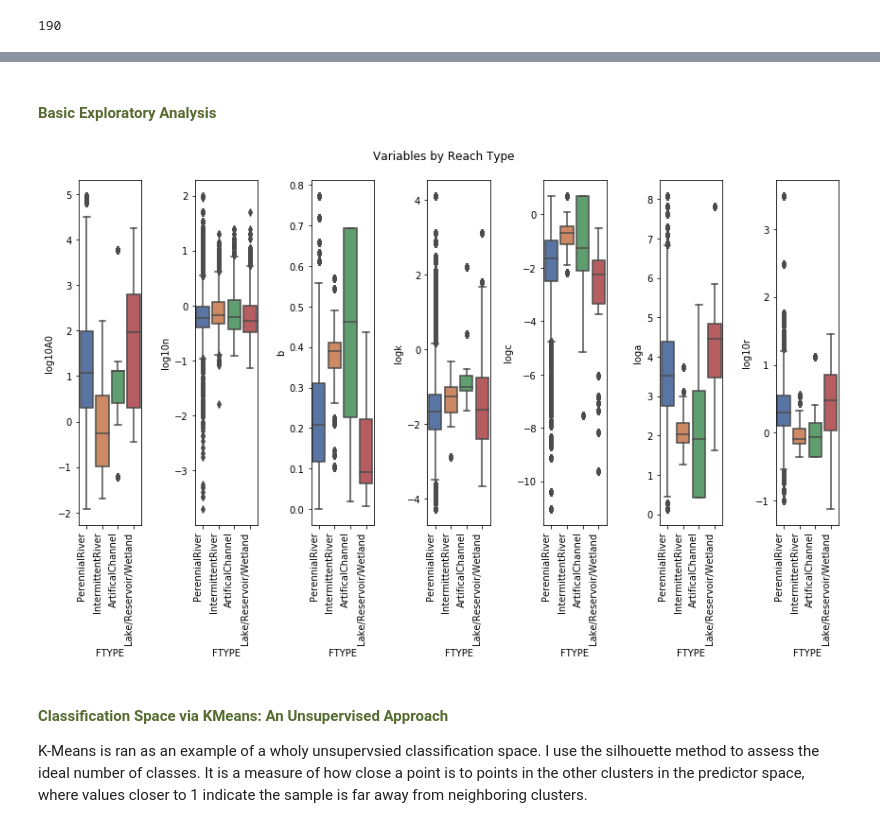
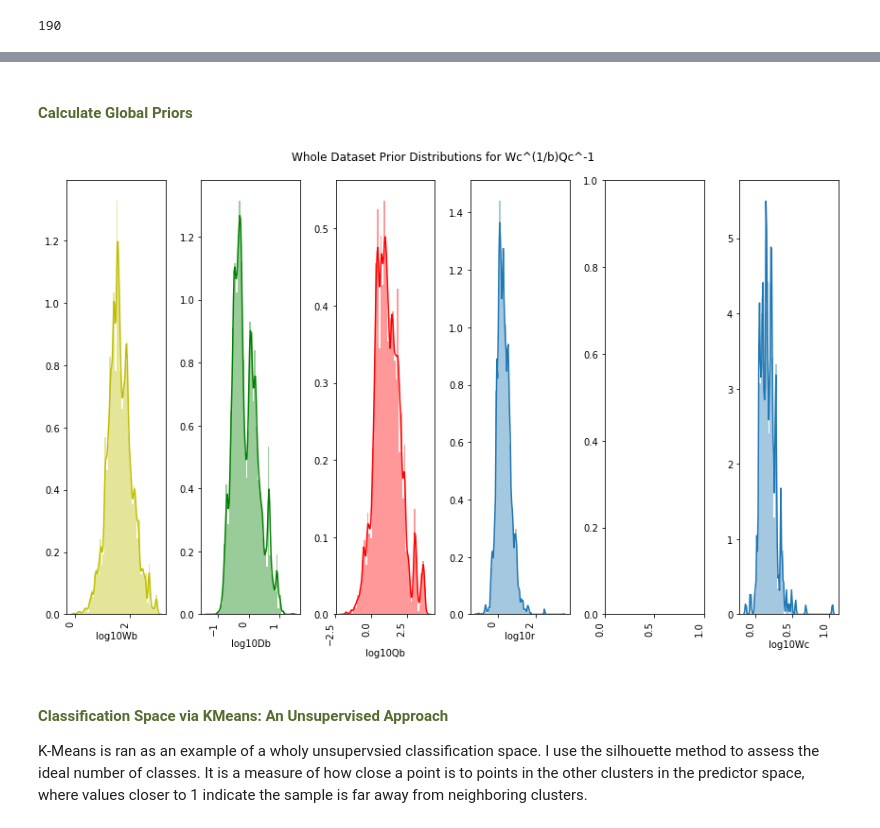
Before and after one commit to craigbrinkerhoff/2019_GeoClass, a Jupyter notebook: scripts/Brinkerhoff_geomorph_class.ipynb, the cells around one changed output, grey strips where cells are left out. Saved outputs shown, nothing was run; the diff lists cells and outputs as text; code cells hidden in the pictures.

```diff
--- a/scripts/Brinkerhoff_geomorph_class.ipynb
+++ b/scripts/Brinkerhoff_geomorph_class.ipynb
@@ -177,8 +156,8 @@ Hydroshortened['Fb'] = Hydroshortened['chan_velocity']/((Hydroshortened['chan_de
 Hydroshortened['minEntrain'] = 11*Hydroshortened['chan_depth']*Hydroshortened['SLOPE']
 
 #A0
-Hydroshortened = Hydroshortened.join(Hydroshortened.groupby('site_no')['chan_area'].agg(['min']), on='site_no')
-Hydroshortened = Hydroshortened.rename(columns={"min": "A0"})
+Hydroshortened = Hydroshortened.join(Hydroshortened.groupby('site_no')['chan_area'].agg(['median']), on='site_no')
+Hydroshortened = Hydroshortened.rename(columns={"median": "A0"})
 
 #AHG exp function
 def regress(data, yvar, xvars):
@@ -213,8 +192,6 @@ Hydroshortened = Hydroshortened.rename(columns={'0_y': "b"})
 Hydroshortened = Hydroshortened.rename(columns={'0_x': "AHGsize"})
 Hydroshortened = Hydroshortened.rename(columns={0: "loga"})
 
-#Hydroshortened = Hydroshortened[Hydroshortened['AHGsize'] > 20] #need at least 20 at-a-station measurements to build AHG rating curve
-
 Hydroshortened =  pd.merge(Hydroshortened, f_temp, right_index=True, left_on='site_no')
 Hydroshortened =  pd.merge(Hydroshortened, m_temp, right_index=True, left_on='site_no')
 Hydroshortened = Hydroshortened.rename(columns={'0_y': "m"})
@@ -340,22 +352,48 @@ Loading BokehJS ...
 # %% [markdown]
-<h4> <font color=darkolivegreen>Basic Exploratory Analysis</font> </h4>
+<h4> <font color=darkolivegreen>Calculate Global Priors</font> </h4>
-# %%
-Hydroshortened['log10A0'] = np.log10(Hydroshortened['A0'])
-Hydroshortened['log10r'] = np.log10(Hydroshortened['r'])
-Hydroshortened['log10n'] = np.log10(Hydroshortened['n'])
-Hydroshortened['log10unitPower'] = np.log10(Hydroshortened['unitPower'])
-
-fig, axs = plt.subplots(ncols=7, figsize=(12, 8))
-sns.boxplot(x='FTYPE', y='log10A0', data=Hydroshortened, palette='deep', ax=axs[0])
-sns.boxplot(x='FTYPE', y='log10n', data=Hydroshortened, palette='deep', ax=axs[1])
-sns.boxplot(x='FTYPE', y='b', data=Hydroshortened, palette='deep', ax=axs[2])
-sns.boxplot(x='FTYPE', y='logk', data=Hydroshortened, palette='deep', ax=axs[3])
-sns.boxplot(x='FTYPE', y='logc', data=Hydroshortened, palette='deep', ax=axs[4])
-sns.boxplot(x='FTYPE', y='loga', data=Hydroshortened, palette='deep', ax=axs[5])
-sns.boxplot(x='FTYPE', y='log10r', data=Hydroshortened, palette='deep', ax=axs[6])
-
-fig.suptitle("Variables by Reach Type")
-fig.autofmt_xdate(rotation=90)
-fig.tight_layout(rect=[0, 0.03, 1, 0.95])
-# %% [output]
-[figure, removed]
+# %%
+Hydroshortened['delta'] = 1 + (Hydroshortened['r']*(2/3)) + Hydroshortened['r']
+
+Hydroshortened['log10A0'] = np.log10(Hydroshortened['A0'])
+Hydroshortened['log10r'] = np.log10(Hydroshortened['r'])
+Hydroshortened['log10n'] = np.log10(Hydroshortened['n'])
+Hydroshortened['log10unitPower'] = np.log10(Hydroshortened['unitPower'])
+Hydroshortened['log10De'] = np.log10(Hydroshortened['minEntrain'])
+
+Hydroshortened['log10Wb'] = np.log10(Hydroshortened['bank_width'])
+Hydroshortened['log10Db'] = np.log10(Hydroshortened['bank_depth'])
+Hydroshortened['log10Qb'] = np.log10(Hydroshortened['bank_Q'])
+Hydroshortened['log10De'] = np.log10(Hydroshortened['De'])
+Hydroshortened['log10Wc'] = np.log10(np.exp(Hydroshortened['logWc']))
+
+fig, axs = plt.subplots(ncols=6, figsize=(12, 8))
+sns.distplot(Hydroshortened['log10Wb'], ax=axs[0], color='y')
+sns.distplot(Hydroshortened['log10Db'], ax=axs[1], color='g')
+sns.distplot(Hydroshortened['log10Qb'], ax=axs[2], color='r')
+sns.distplot(Hydroshortened['log10r'], ax=axs[3])
+sns.distplot(Hydroshortened['log10Wc'], ax=axs[5])
+
+fig.suptitle("Whole Dataset Prior Distributions for Wc^(1/b)Qc^-1")
+fig.autofmt_xdate(rotation=90)
+fig.tight_layout(rect=[0, 0.03, 1, 0.95])
+
+#save prior PDFs (no river type subsetting)
+priorWb = Hydroshortened['log10Wb'].describe()
+priorDb = Hydroshortened['log10Db'].describe()
+prior_r = Hydroshortened['log10r'].describe()
+priorDe = Hydroshortened['log10De'].describe()
+priorQb = Hydroshortened['log10Qb'].describe()
+priorWc = Hydroshortened['log10Wc'].describe()
+
+Hydroshortened['log10a'] = np.log10(np.exp(Hydroshortened['loga']))
+priorA = Hydroshortened['log10a'].describe()
+
+priorWb.to_csv('priorsWb.csv')
+priorDb.to_csv('priorsDb.csv')
+prior_r.to_csv('priorsr.csv')
+priorDe.to_csv('priorsDe.csv')
+priorQb.to_csv('priorsQb.csv')
+priorA.to_csv('priorsA.csv')
+priorWc.to_csv('priorsWc.csv')
+# %% [output]
+[figure, added]
```
Also changed, not shown: parts of 92 cells of this notebook.
